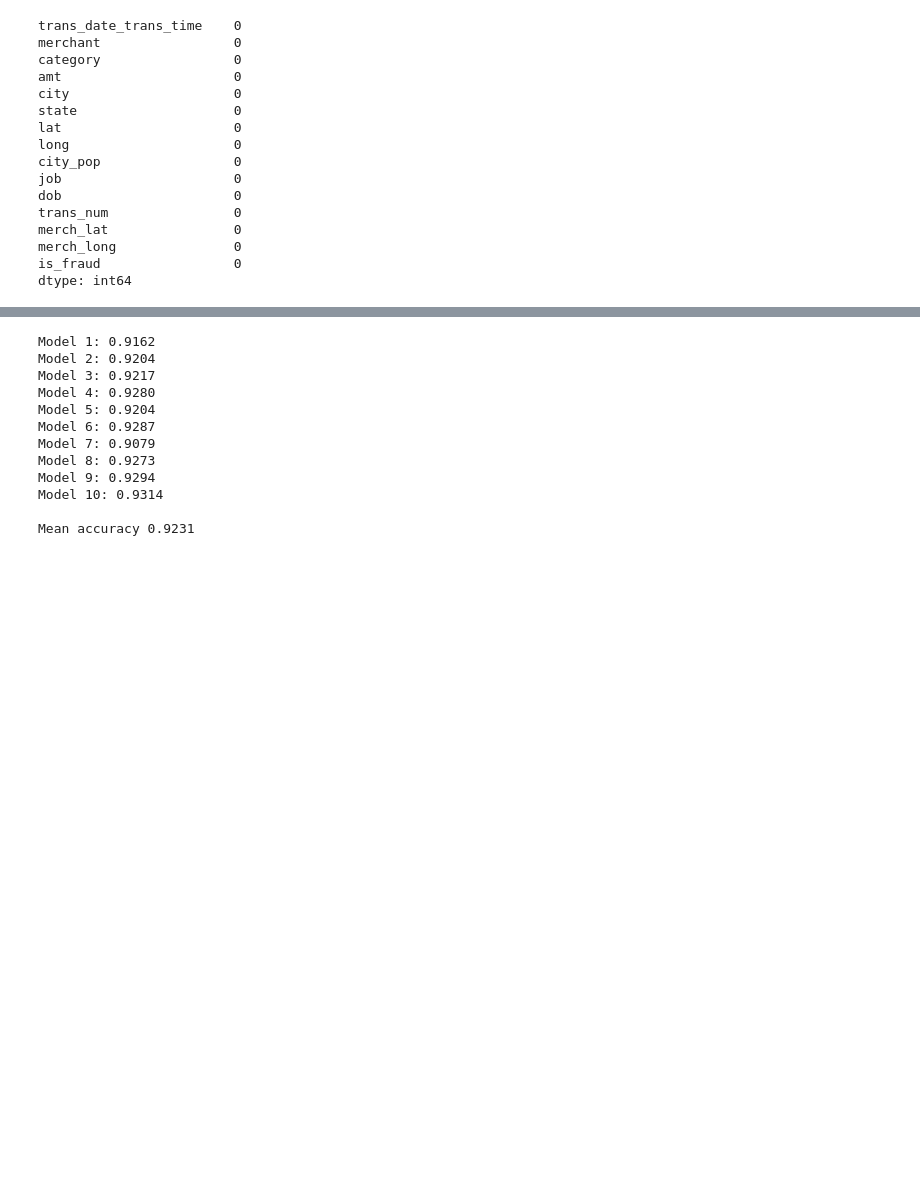
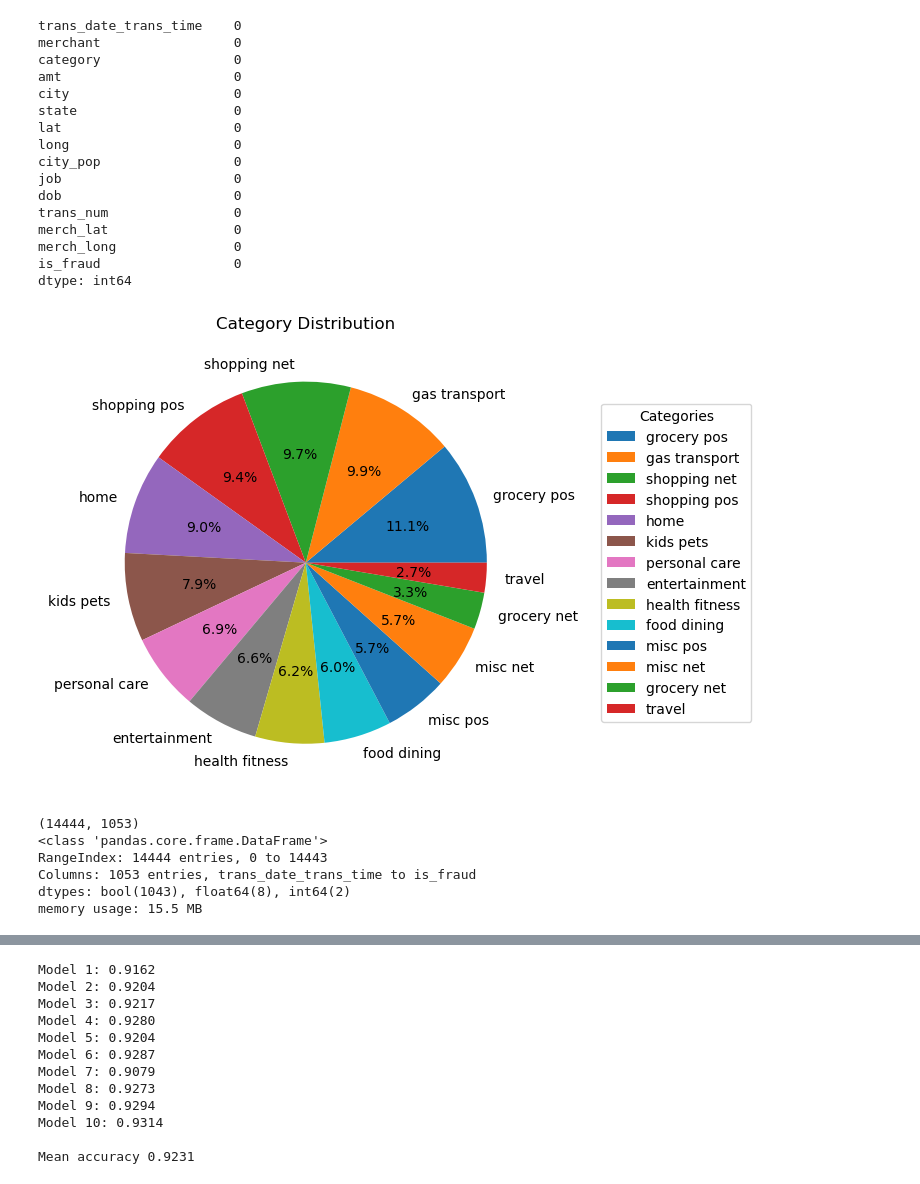
Before and after one commit to smohyud4/fraud-detection-model, a Jupyter notebook: notebooks/main.ipynb, the cells around one changed output, grey strips where cells are left out. Drawn from its saved outputs; the diff is of its cells as text; code cells hidden in the pictures; blank space fills up the shorter version.

```diff
--- a/notebooks/main.ipynb
+++ b/notebooks/main.ipynb
@@ -73,2 +85,66 @@ data['trans_num'] = data['trans_num'].apply(lambda x: int(x, 16))
+# %%
+# pie chart of percentages of categories
+
+# Step 1: Get the frequency of each category
+category_counts = changed_data['category'].value_counts()
+category_labels = category_counts.index.str.replace("_", " ")
+# Step 2: Plot the pie chart
+plt.figure(figsize=(8, 8))
+wedges, texts, autotexts = plt.pie(category_counts, labels=category_labels, autopct='%1.1f%%')
+plt.legend(wedges, category_labels, title="Categories", loc="center right", bbox_to_anchor=(1, 0, 0.5, 1))
+
+plt.title('Category Distribution')
+plt.tight_layout()
+plt.savefig("../images/category_pie_chart.png", format="png", dpi=300)
+plt.show()
+# %% [output]
+[figure, added]
+# %%
+# convert the time into a useable format
+
+# changed_data = data.loc[(data["is_fraud"] == "0") | (data["is_fraud"] == "1")].reset_index(drop=True)
+# changed_data['is_fraud'] = changed_data["is_fraud"].astype("int64")
+
+# # labels = usable_data["is_fraud"]
+# # changed_data =usable_data.drop(columns=["is_fraud"])
+
+# changed_data["location"] = changed_data.apply(lambda x: x["city"] + ", " + x["state"],axis = 1)
+# changed_data = changed_data.drop(columns=["city", "state"])
+
+# changed_data['trans_date_trans_time'] = pd.to_datetime(changed_data['trans_date_trans_time'], format="%d-%m-%Y %H:%M")
+# changed_data['trans_date_trans_time'] = changed_data['trans_date_trans_time'].map(lambda x: x.timestamp())
+
+# changed_data['dob'] = pd.to_datetime(changed_data['dob'], format="%d-%m-%Y")
+# changed_data['dob'] = changed_data['dob'].apply(lambda x: x.timestamp())
+
+# # change from hex to decimal
+# changed_data['trans_num'] = changed_data['trans_num'].apply(lambda x: int(x, 16))
+# scaler = StandardScaler()
+# changed_data['trans_num'] = scaler.fit_transform(changed_data[['trans_num']])
+
+changed_data = pd.get_dummies(changed_data, columns=['category'])
+changed_data = changed_data.iloc[:,0:-1]
+
+changed_data = pd.get_dummies(changed_data, columns=['merchant'])
+changed_data = changed_data.iloc[:,0:-1]
+
+changed_data = pd.get_dummies(changed_data, columns=['job'])
+changed_data = changed_data.iloc[:,0:-1]
+
+changed_data = pd.get_dummies(changed_data, columns=['location'])
+changed_data = changed_data.iloc[:,0:-1]
+
+target_column = changed_data.pop('is_fraud')  # Remove the column and store it
+changed_data['is_fraud'] = target_column
+
+print(changed_data.shape)
+changed_data.info()
+# %% [output]
+(14444, 1053)
+<class 'pandas.core.frame.DataFrame'>
+RangeIndex: 14444 entries, 0 to 14443
+Columns: 1053 entries, trans_date_trans_time to is_fraud
+dtypes: bool(1043), float64(8), int64(2)
+memory usage: 15.5 MB
 # %%
 # dropping merchant, category (for now), city, state, and job
```
Also changed, not shown: parts of 9 cells of this notebook, 7 other files.
